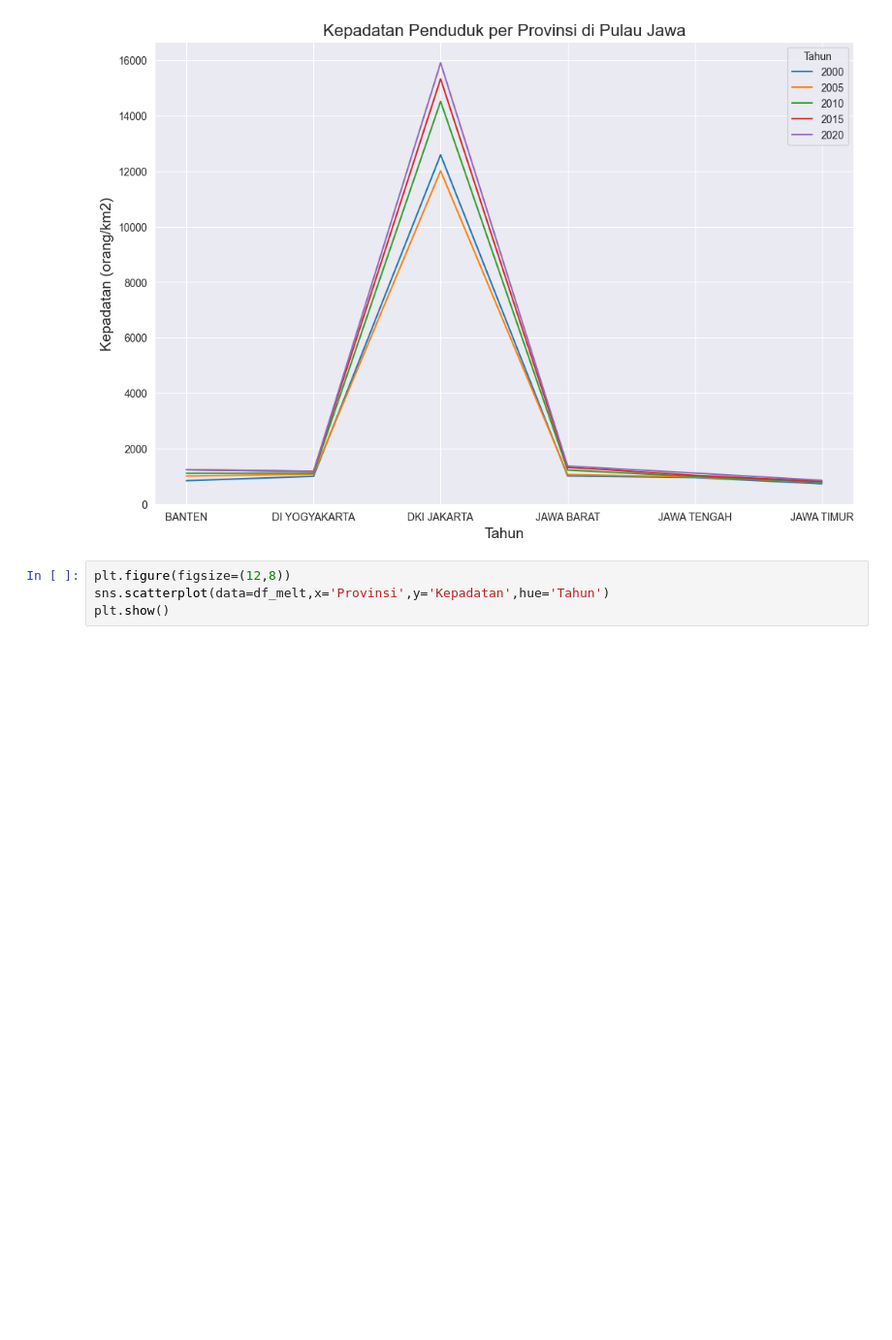
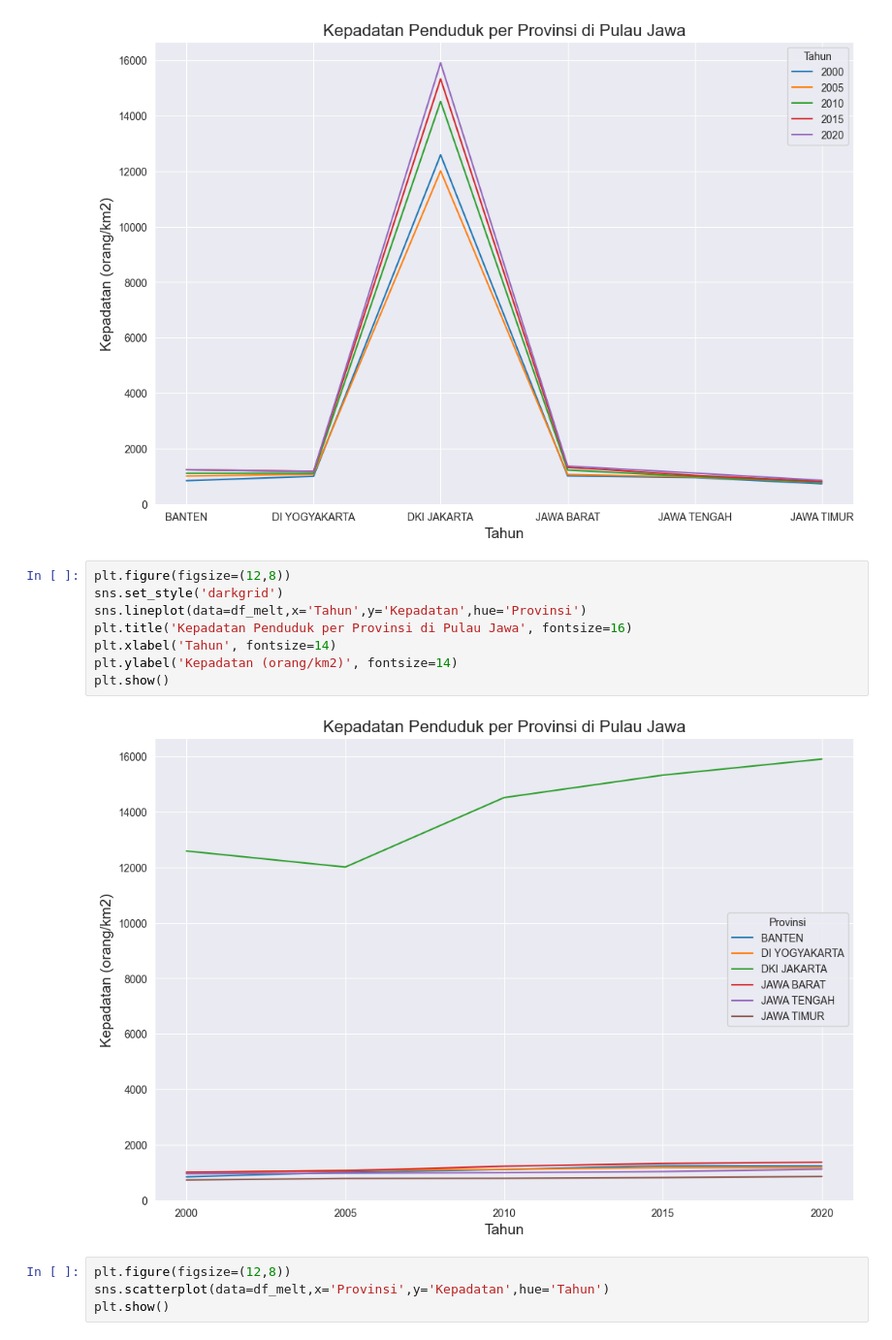
Before and after one commit to qznr/Smt2, a Jupyter notebook: Python/Statistika/KepadatanPenduduk.ipynb, the cells around one changed output. Shown: that part at 97% size. Cells and saved outputs as stored; diff of their text form; blank space fills up the shorter version.

```diff
--- a/Python/Statistika/KepadatanPenduduk.ipynb
+++ b/Python/Statistika/KepadatanPenduduk.ipynb
@@ -143,6 +143,16 @@ plt.ylabel('Kepadatan (orang/km2)', fontsize=14)
 plt.show()
 # %% [output]
 [figure]
+# %%
+plt.figure(figsize=(12,8))
+sns.set_style('darkgrid')
+sns.lineplot(data=df_melt,x='Tahun',y='Kepadatan',hue='Provinsi')
+plt.title('Kepadatan Penduduk per Provinsi di Pulau Jawa', fontsize=16)
+plt.xlabel('Tahun', fontsize=14)
+plt.ylabel('Kepadatan (orang/km2)', fontsize=14)
+plt.show()
+# %% [output]
+[figure, added]
 # %%
 plt.figure(figsize=(12,8))
 sns.scatterplot(data=df_melt,x='Provinsi',y='Kepadatan',hue='Tahun')
```
Also changed, not shown: parts of 1 cell of this notebook.
